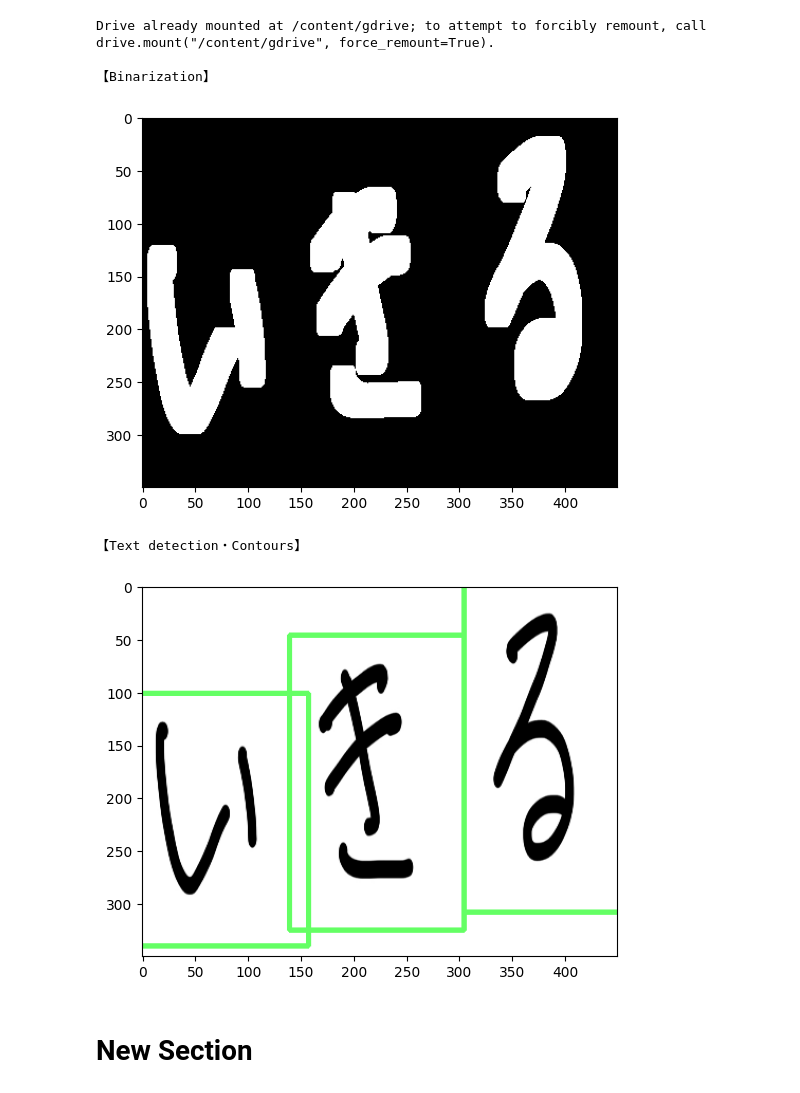
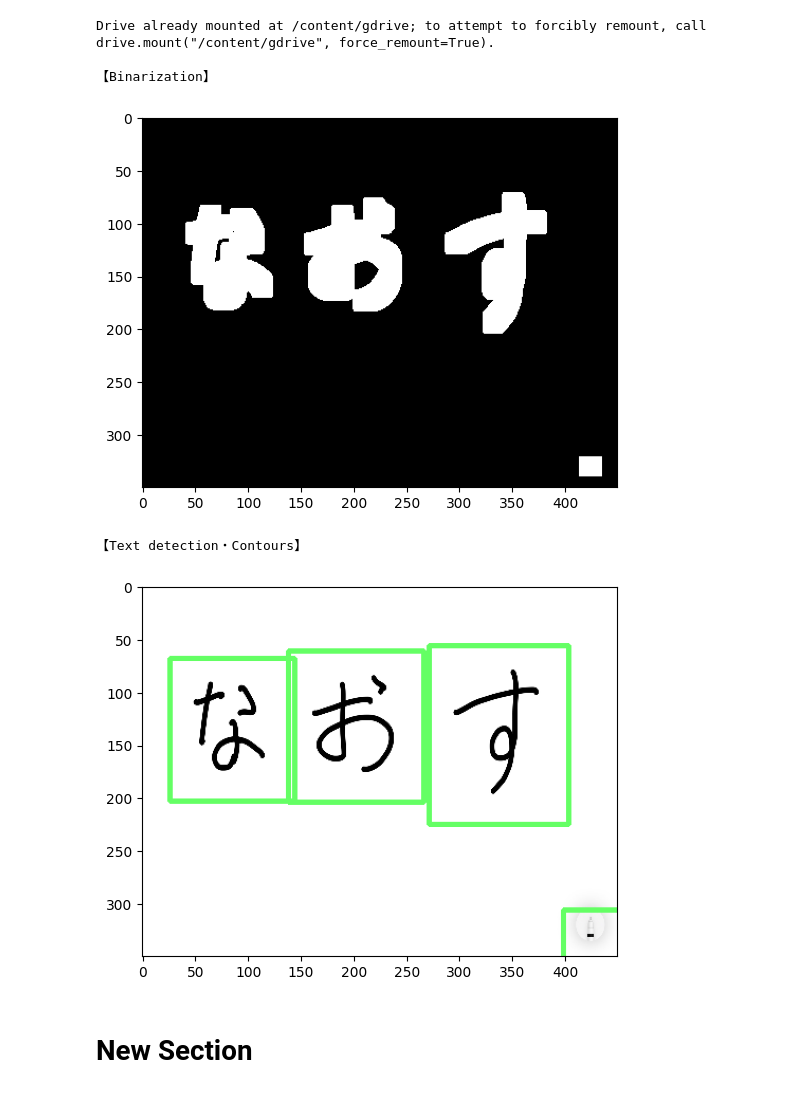
Before and after one commit to beatlesatani/OCR_project, a Jupyter notebook: Japanese_handwritten_text_detection_horizontal_vertical.ipynb, the cells around one changed output. Cells and saved outputs as stored; diff of their text form; code cells hidden in the pictures.

```diff
--- a/Japanese_handwritten_text_detection_horizontal_vertical.ipynb
+++ b/Japanese_handwritten_text_detection_horizontal_vertical.ipynb
@@ -16,7 +16,7 @@ from google.colab import drive
 drive.mount('/content/gdrive')
 
 #### ２．set up pictures ####
-input_file = "/content/gdrive/MyDrive/pictures/live.png"
+input_file = "/content/gdrive/MyDrive/pictures/fix.png"
 
 
 #### 3.setting ####
@@ -26,21 +26,10 @@ OCR_mode = 0
 
 # 膨張処理の設定
 #【横書き】大まかな文字領域の検出（ブロック検出）のための膨張処理（カーネルサイズ・膨張処理回数）の設定
-block_horizontal_kernel_hight = 5  # カーネルの縦の高さ
-block_horizontal_kernel_width = 5  # カーネルの横の幅
-block_horizontal_iterations = 4    # 膨張処理回数
+block_kernel_hight = 5  # カーネルの縦の高さ
+block_kernel_width = 5  # カーネルの横の幅
+block_iterations = 4    # 膨張処理回数
 
-'''
-#【横書き】行領域の検出（行検出）のための膨張処理（カーネルサイズ・膨張処理回数）の設定
-column_horizontal_kernel_hight = 2  # カーネルの縦の高さ
-column_horizontal_kernel_width = 5  # カーネルの横の幅
-column_horizontal_iterations = 6    # 膨張処理回数
-'''
-
-#【横書き】個別の文字の検出（文字検出）のための膨張処理（カーネルサイズ・膨張処理回数）の設定
-character_horizontal_kernel_hight = 5  # カーネルの縦の高さ 5
-character_horizontal_kernel_width = 3  # カーネルの横の幅 3
-character_horizontal_iterations = 3    # 膨張処理回数
 
 
 # 輪郭のカット設定
@@ -51,26 +40,6 @@ block_horizontal_height_max = 1000   # 最大値（ピクセル）
 # ブロック検出：文字領域検出した輪郭の「縦の高さ」が、以下の範囲なら輪郭を残す
 block_vertical_height_minimum = 5  # 最小値（ピクセル）
 block_vertical_height_max = 1000   # 最大値（ピクセル）
-
-'''
-# 行検出：文字領域検出した輪郭の「横幅」が、以下の範囲なら輪郭を残す
-row_column_horizontal_height_minimum = 5  # 最小値（ピクセル）
-row_column_horizontal_height_max = 1000   # 最大値（ピクセル）
-
-# 列検出：文字領域検出した輪郭の「縦の高さ」が、以下の範囲なら輪郭を残す
-row_column_vertical_height_minimum = 5  # 最小値（ピクセル）
-row_column_vertical_height_max = 1000   # 最大値（ピクセル）
-
-
-# 個別の文字領域検出した輪郭の「横幅」が、以下の範囲なら輪郭を残す
-character_text_detection_horizontal_height_minimum = 10  # 最小値（ピクセル）
-character_text_detection_horizontal_height_max = 200    # 最大値（ピクセル）
-
-# 個別の文字領域検出した輪郭の「縦の高さ」が、以下の範囲なら輪郭を残す
-character_text_detection_vertical_height_minimum = 10  # 最小値（ピクセル）
-character_text_detection_vertical_height_max = 200     # 最大値（ピクセル）
-
-'''
 
 
 
@@ -94,12 +63,8 @@ def block_contours (OCR_input_file):
   retval, img_binary = cv2.threshold(img_gray, 0, 255, cv2.THRESH_BINARY_INV + cv2.THRESH_OTSU)
 
   # 白部分の膨張処理（Dilation）：モルフォロジー変換 - 2値画像を対象
-  if OCR_mode == 0:
-    kernel = np.ones((block_horizontal_kernel_hight, block_horizontal_kernel_width),np.uint8) # カーネル（構造的要素）：全要素の値が1の縦横が任意のピクセルのカーネル
-    img_dilation = cv2.dilate(img_binary,kernel,iterations = block_horizontal_iterations)
-  elif OCR_mode == 1: #
-    kernel = np.ones((block_vertical_kernel_hight, block_vertical_kernel_width),np.uint8) # カーネル（構造的要素）：全要素の値が1の縦横が任意のピクセルのカーネル
-    img_dilation = cv2.dilate(img_binary,kernel,iterations = block_vertical_iterations) #「iterations=」繰り返し膨張処理を行う回数を指定
+  kernel = np.ones((block_kernel_hight, block_kernel_width),np.uint8) # カーネル（構造的要素）：全要素の値が1の縦横が任意のピクセルのカーネル
+  img_dilation = cv2.dilate(img_binary,kernel,iterations = block_iterations)
 
   print('\n【Binarization】')
 
@@ -114,11 +79,8 @@ def block_contours (OCR_input_file):
   #cv2.CHAIN_APPROX_SIMPLE : do not contain all pointns on the contour to reduce data size.leaves only their end points.
 
   cnts, hierarchy = cv2.findContours(img_dilation, cv2.RETR_EXTERNAL, cv2.CHAIN_APPROX_SIMPLE)
+  cnts, hierarchy = contours.sort_contours(cnts, method='left-to-right')
 
-  if OCR_mode == 0:
-    cnts, hierarchy = contours.sort_contours(cnts, method='left-to-right')
-  elif OCR_mode == 1:
-    cnts, hierarchy = contours.sort_contours(cnts, method='right-to-left')
 
   # first setting of ROI
   block_ROI_index = 0
@@ -133,48 +95,44 @@ def block_contours (OCR_input_file):
     if not block_horizontal_height_minimum < h < block_horizontal_height_max:
       continue
 
-    x_fix = x-5
-    y_fix = y-5
-    w_fix = w+6
-    h_fix = h+6
+    x_fix = x-15
+    y_fix = y-15
+    w_fix = w+35
+    h_fix = h+35
 
     # extract  (capture rectangle and each image is in the rectangle)
     block_ROI = img[y_fix:y_fix+h_fix, x_fix:x_fix+w_fix]
-    #block_ROI = img[(y-20):(y-20)+(h+60), (x-20):x+w+40]
     cv2.imwrite('block_ROI_img{}.png'.format(block_ROI_index), block_ROI)
     block_ROI_index += 1
 
     #result.append([x, y, w, h])
-    result.append([x-20, y-20, w+60, h+60])
+    result.append([x_fix,y_fix,w_fix,h_fix])
 
 
   # 画面に矩形の輪郭を描画 （描画機能）
   for x, y, w, h in result:
       cv2.rectangle(img, (x, y), (x+w, y+h), (100, 255, 100), 3)
 
 
   # 解説用のコメント（文字領域の輪郭検出・抽出）
-  if OCR_mode == 0:
-    print('\n【Text detection・Contours】')
-  elif OCR_mode == 1:
-    print('\n【Text detection・Contours】')
+  print('\n【Text detection・Contours】')
 
   # 文字領域の輪郭検出・抽出結果の表示
   plt.imshow(cv2.cvtColor(img, cv2.COLOR_BGR2RGB))
   plt.savefig('block_text-detection.png', dpi=300)
   plt.show()
 
 
 
 ## 大まかな文字領域の検出（ブロック検出）の関数（block_contours）の実行
 block_contours (input_file)
 # %% [output]
 Drive already mounted at /content/gdrive; to attempt to forcibly remount, call drive.mount("/content/gdrive", force_remount=True).
 
 【Binarization】
-[figure, old version]
+[figure, new version]
 【Text detection・Contours】
-[figure, old version]
+[figure, new version]
 # %% [markdown]
 # New Section
 # %%
```
Also changed, not shown: parts of 8 cells of this notebook.
